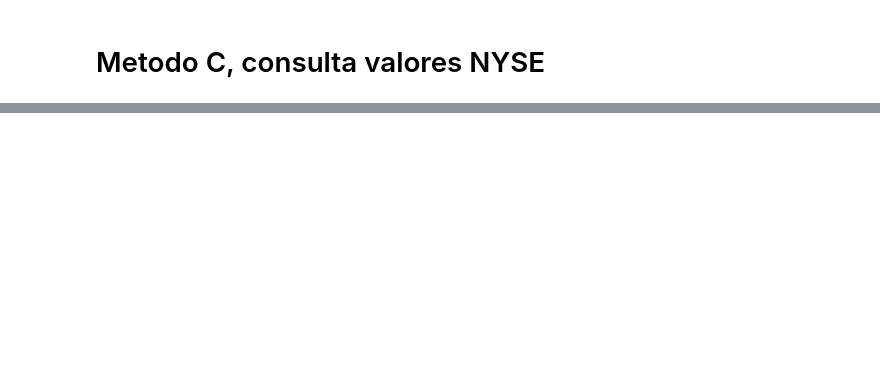
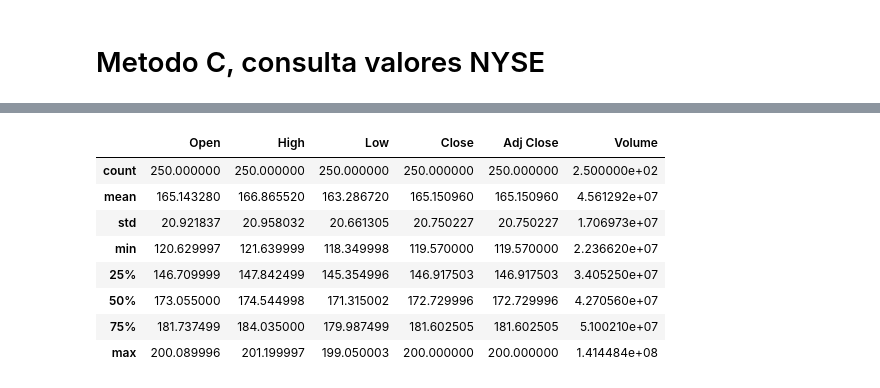
Before and after one commit to josezerda/ETL_Airflow_Pipeline, a Jupyter notebook: binanceAPI_notebook.ipynb, the cells around one changed output, grey strips where cells are left out. Cells and saved outputs as stored; diff of their text form; code cells hidden in the pictures; blank space fills up the shorter version.

```diff
--- a/binanceAPI_notebook.ipynb
+++ b/binanceAPI_notebook.ipynb
@@ -95,0 +338,19 @@ print(data)
+# %%
+import yfinance as yf
+import datetime
+
+# Símbolo de Amazon en Yahoo Finance
+symbol = "AMZN"
+
+# Establecer el rango de fechas (últimos 365 días)
+end_date = datetime.datetime.now()
+start_date = end_date - datetime.timedelta(days=365)
+
+# Descargar los datos de Amazon
+data = yf.download(symbol, start=start_date, end=end_date)
+
+# Mostrar las primeras filas del DataFrame
+print(data.head())
+
+# Guardar los datos en un archivo CSV
+data.to_csv(f'{symbol}_historical_data.csv')
@@ -95,0 +374,12 @@ print(data)
+# %%
+data.describe()
+# %% [output]
+|  | Open | High | Low | Close | Adj Close | Volume |
+| count | 250.000000 | 250.000000 | 250.000000 | 250.000000 | 250.000000 | 2.500000e+02 |
+| mean | 165.143280 | 166.865520 | 163.286720 | 165.150960 | 165.150960 | 4.561292e+07 |
+| std | 20.921837 | 20.958032 | 20.661305 | 20.750227 | 20.750227 | 1.706973e+07 |
+| min | 120.629997 | 121.639999 | 118.349998 | 119.570000 | 119.570000 | 2.236620e+07 |
+| 25% | 146.709999 | 147.842499 | 145.354996 | 146.917503 | 146.917503 | 3.405250e+07 |
+| 50% | 173.055000 | 174.544998 | 171.315002 | 172.729996 | 172.729996 | 4.270560e+07 |
+| 75% | 181.737499 | 184.035000 | 179.987499 | 181.602505 | 181.602505 | 5.100210e+07 |
+| max | 200.089996 | 201.199997 | 199.050003 | 200.000000 | 200.000000 | 1.414484e+08 |
```
Also changed, not shown: parts of 16 cells of this notebook.
